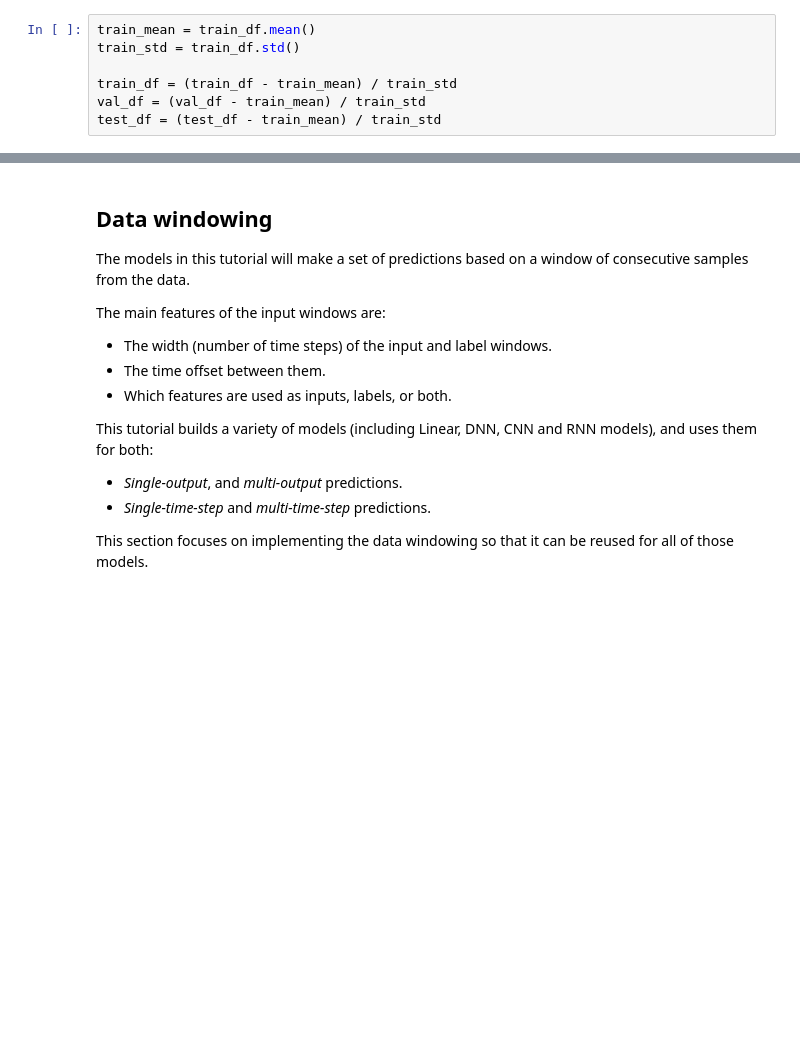
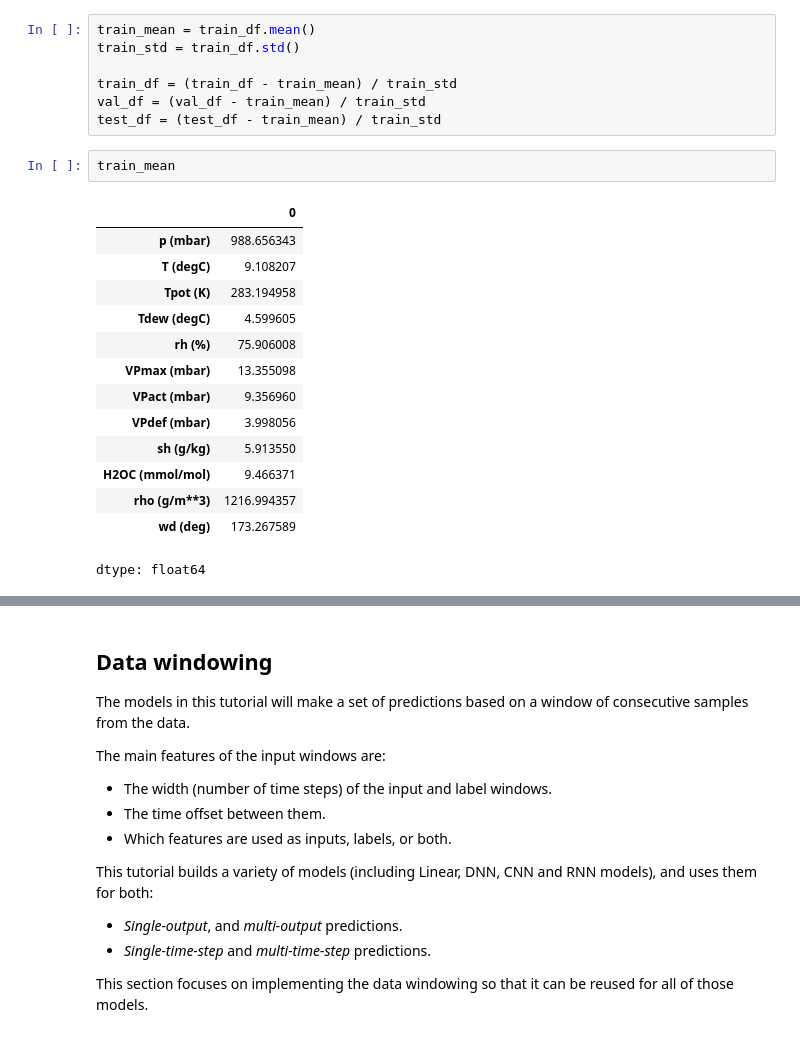
Before and after one commit to lssds2024/lssds2024, a Jupyter notebook: TimeSeries/DLforecasting.ipynb, the cells around one changed output, grey strips where cells are left out. Cells and saved outputs as stored; diff of their text form; blank space fills up the shorter version.

```diff
--- a/TimeSeries/DLforecasting.ipynb
+++ b/TimeSeries/DLforecasting.ipynb
@@ -121,4 +207,21 @@ train_std = train_df.std()
 train_df = (train_df - train_mean) / train_std
 val_df = (val_df - train_mean) / train_std
 test_df = (test_df - train_mean) / train_std
+# %%
+train_mean
+# %% [output]
+|  | 0 |
+| p (mbar) | 988.656343 |
+| T (degC) | 9.108207 |
+| Tpot (K) | 283.194958 |
+| Tdew (degC) | 4.599605 |
+| rh (%) | 75.906008 |
+| VPmax (mbar) | 13.355098 |
+| VPact (mbar) | 9.356960 |
+| VPdef (mbar) | 3.998056 |
+| sh (g/kg) | 5.913550 |
+| H2OC (mmol/mol) | 9.466371 |
+| rho (g/m**3) | 1216.994357 |
+| wd (deg) | 173.267589 |
+dtype: float64
 # %%
```
Also changed, not shown: parts of 52 cells of this notebook.
